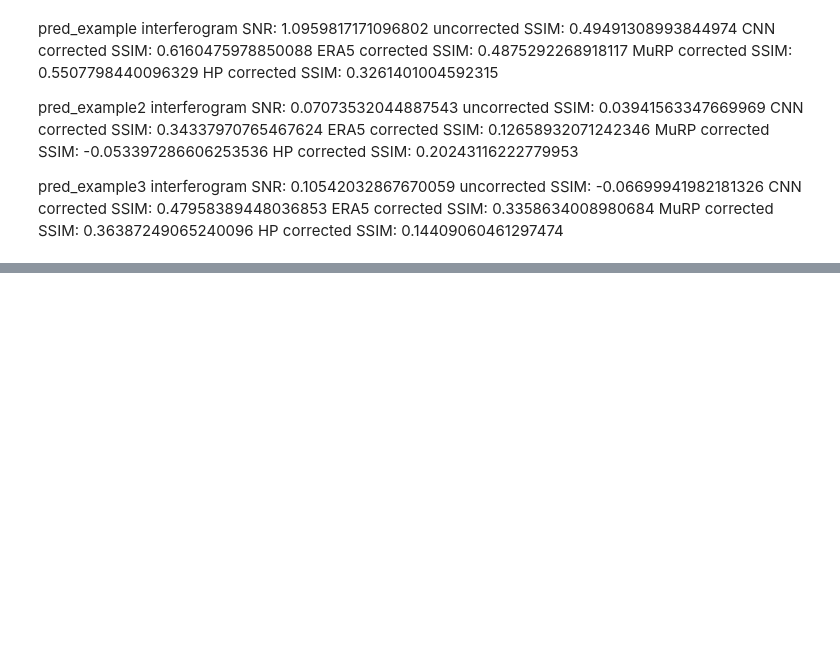
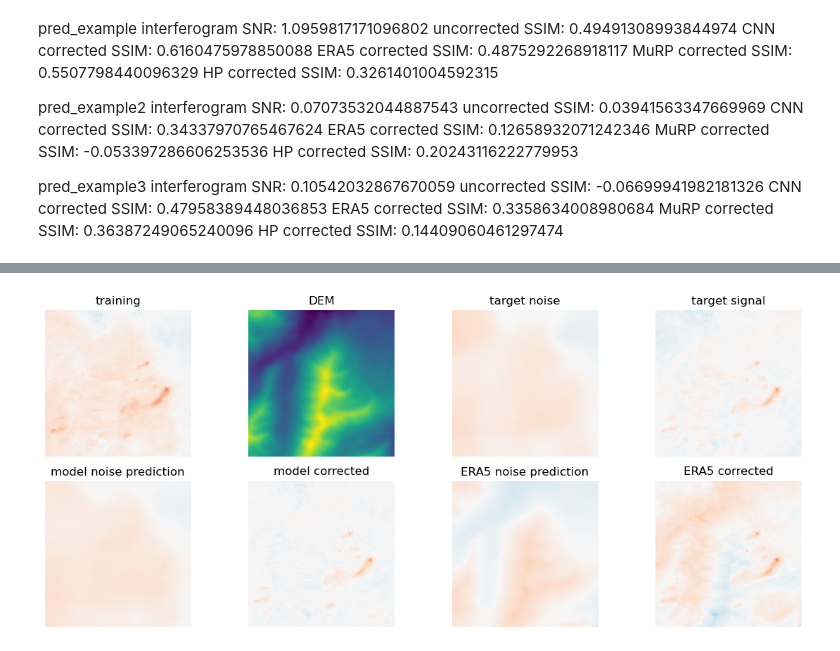
Before and after one commit to gbrencher/indennt, a Jupyter notebook: nbs/train_test/06train_val.ipynb, the cells around one changed output, grey strips where cells are left out. Saved outputs shown, nothing was run; the diff lists cells and outputs as text; code cells hidden in the pictures; blank space fills up the shorter version.

Commit message:
updating test results fig

```diff
--- a/nbs/train_test/06train_val.ipynb
+++ b/nbs/train_test/06train_val.ipynb
@@ -25,7 +25,7 @@ import pickle
 # %% [markdown]
 ## Dataset construction
 # %%
-main_dir = '/mnt/d/indennt'
+main_dir = '/mnt/Backups/gbrench/repos/indennt/nbs/train_test'
 subset_types = ['signal', 'noise', 'dem', 'murp', 'era5']
 
 # exclude non tif files, e.g. metadata
@@ -529,7 +531,7 @@ class UNet(nn.Module):
 # %%
 #load previous model
 model = UNet()
-model.load_state_dict(torch.load('../../models/noisemodel1.4_174epochs'))
+model.load_state_dict(torch.load('../../weights/noisemodel1.4_174epochs'))
 model.to('cuda')
 model.eval()
 # %% [output]
@@ -972,3 +990,78 @@ CNN corrected SSIM: 0.47958389448036853
 ERA5 corrected SSIM: 0.3358634008980684
 MuRP corrected SSIM: 0.36387249065240096
 HP corrected SSIM: 0.14409060461297474
+# %%
+# for supplemental figure specifically showing failure of era5
+#example corrections for paper fig
+plt.style.use('default')
+
+num_images = 1
+
+for i, (igram, signal_target, noise_target, dem, era5_corr, murp_corr, hp_corr) in enumerate(val_loader_ssim):
+    if i < num_images:
+        noise_pred = model(igram.to('cuda'), dem.to('cuda')) #Generate predictions using the model
+        signal_pred = torch.clamp(igram.to('cpu') - noise_pred.to('cpu'), -1, 1)
+
+        igram = undo_norm(igram.squeeze().detach())
+        signal_target = undo_norm(signal_target.squeeze())
+        noise_target = undo_norm(noise_target.squeeze())
+        noise_pred = undo_norm(noise_pred.squeeze().detach().to('cpu'))
+        signal_pred = undo_norm(signal_pred.squeeze().detach().to('cpu'))
+
+        era5_pred = igram - era5_corr.squeeze()
+
+        # Interferogram SNR
+        print(f'interferogram SNR: {snr_single(signal_target, igram)}')
+        # Uncorrected ssim
+        print(f'uncorrected SSIM: {ssim_single(signal_target, igram)}')
+        # CNN corrected ssim
+        print(f'CNN corrected SSIM: {ssim_single(signal_target, signal_pred)}')
+        # ERA5 corrected ssim
+        print(f'ERA5 corrected SSIM: {ssim_single(signal_target, era5_corr)}')
+        # murp corrected ssim
+        print(f'MuRP corrected SSIM: {ssim_single(signal_target, murp_corr)}')
+        # HP corrected ssim
+        print(f'HP corrected SSIM: {ssim_single(signal_target, hp_corr)}')
+
+        f, ax = plt.subplots(2, 4, figsize=(12,5))
+        # interferogram
+        ax[0, 0].imshow(igram, cmap='RdBu_r', vmin=-10, vmax=10)
+        ax[0, 0].set_title('training')
+        ax[0, 0].axis('off')
+        # dem
+        ax[0, 1].imshow(dem.squeeze(), cmap='viridis')
+        ax[0, 1].set_title('DEM')
+        ax[0, 1].axis('off')
+        # target noise
+        ax[0, 2].imshow(noise_target, cmap='RdBu_r', vmin=-10, vmax=10)
+        ax[0, 2].set_title('target noise')
+        ax[0, 2].axis('off')
+        #target signal
+        ax[0, 3].imshow(signal_target, cmap='RdBu_r', vmin=-10, vmax=10)
+        ax[0, 3].set_title('target signal')
+        ax[0, 3].axis('off')
+
+        # CNN noise prediction
+        ax[1, 0].imshow(noise_pred, cmap='RdBu_r', vmin=-10, vmax=10)
+        ax[1, 0].set_title('model noise prediction')
+        ax[1, 0].axis('off')
+        # CNN signal prediction
+        ax[1, 1].imshow(signal_pred, cmap='RdBu_r', vmin=-10, vmax=10)
+        ax[1, 1].set_title('model corrected')
+        ax[1, 1].axis('off')
+        # ERA5 noise prediction
+        ax[1, 2].imshow(era5_pred, cmap='RdBu_r', vmin=-10, vmax=10)
+        ax[1, 2].set_title('ERA5 noise prediction')
+        ax[1, 2].axis('off')
+        # era5 signal prediction
+        ax[1, 3].imshow(era5_corr.squeeze(), cmap='RdBu_r', vmin=-10, vmax=10)
+        ax[1, 3].set_title('ERA5 corrected')
+        ax[1, 3].axis('off')
+        # HP signal prediction
+        f.tight_layout()
+
+        plt.savefig('../../figs/era5_example7.png', dpi=400)
+
+        if i+1 >= num_images:
+            break
+# %% [output]
@@ -974,0 +1074 @@ HP corrected SSIM: 0.14409060461297474
+[figure, added]
```
Also changed, not shown: parts of 5 cells of this notebook, 1 other file.
